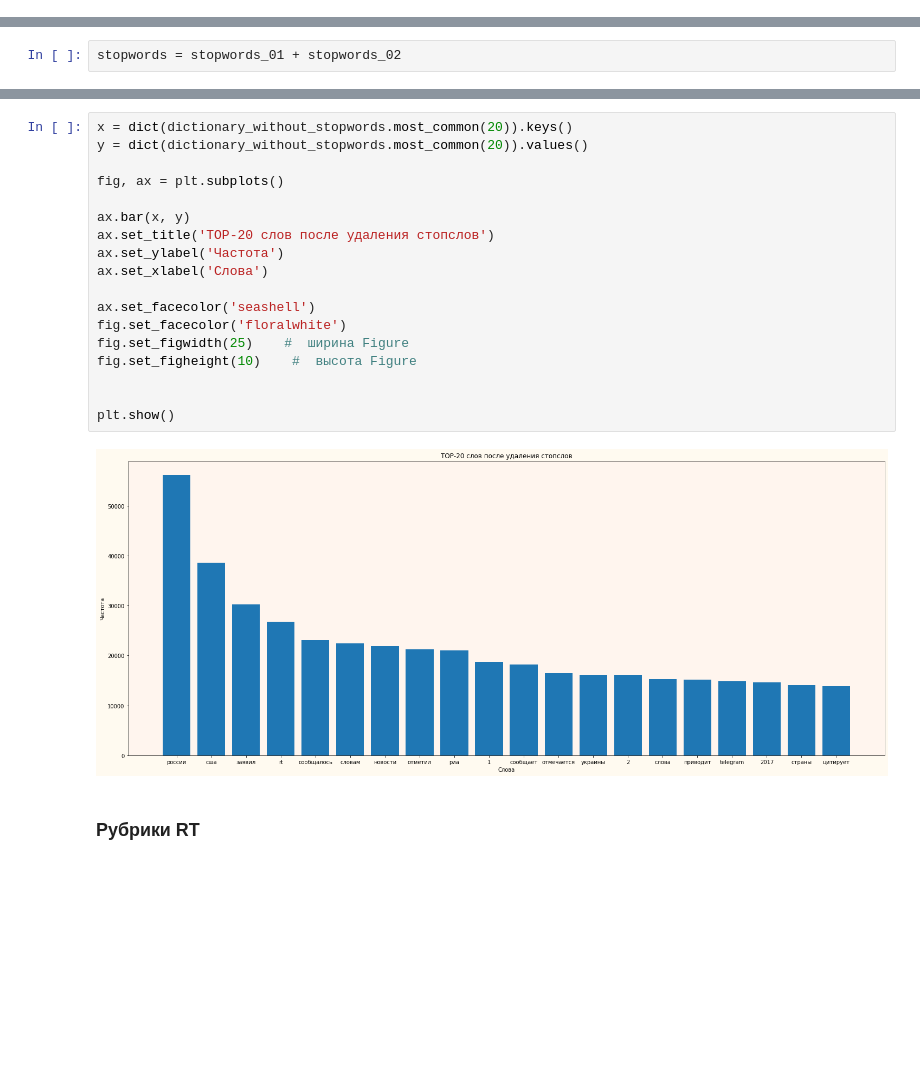
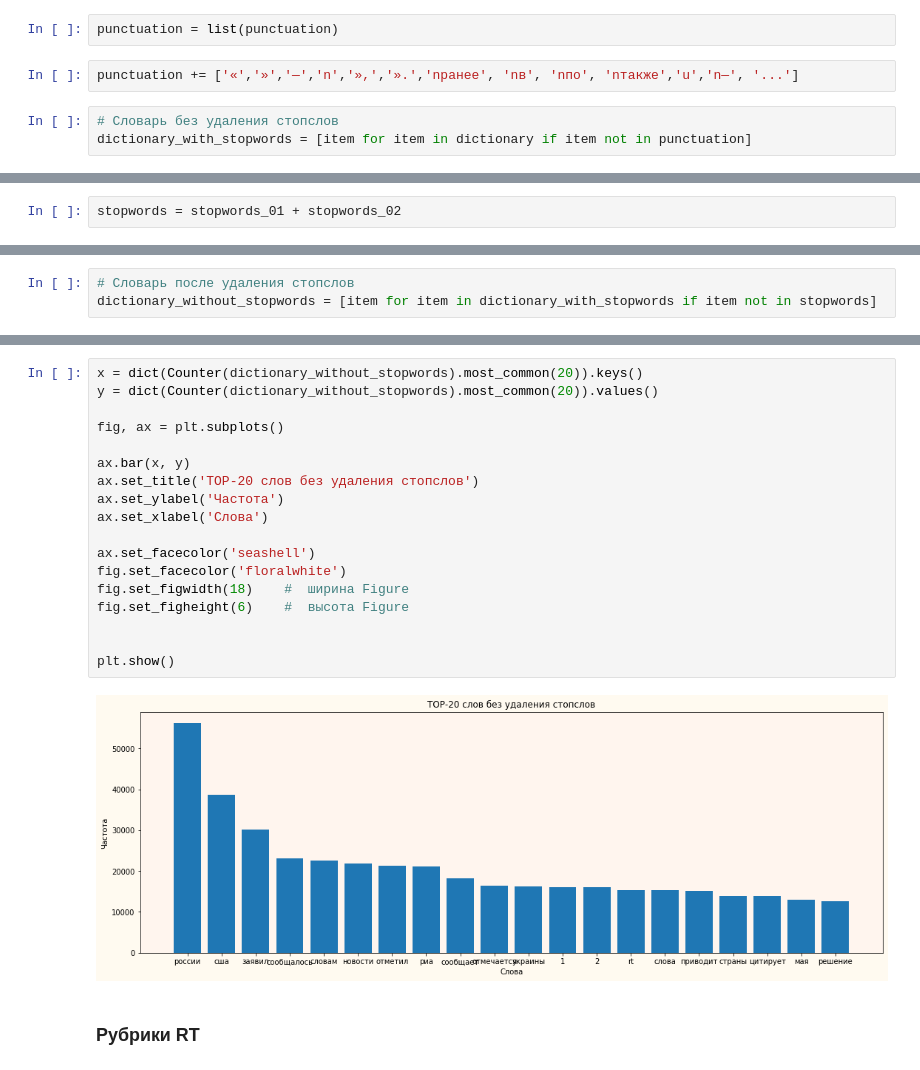
Before and after one commit to vetedde/proj_news_viz, a Jupyter notebook: analysis/news_source_analysis_rt.ipynb, the cells around one changed output, grey strips where cells are left out. Saved outputs shown, nothing was run; the diff lists cells and outputs as text; blank space fills up the shorter version.

Commit message:
fix: update notebook file for rt news
NLTK was removed from notebook. Add lib razdel instead nltk.
Add descriptions to file. Dictionary with frequence of words was
changed.

```diff
--- a/analysis/news_source_analysis_rt.ipynb
+++ b/analysis/news_source_analysis_rt.ipynb
@@ -225,3 +221,10 @@ for token in data_rt.text.values:
+# %%
+punctuation = list(punctuation)
+# %%
+punctuation += ['«','»','—','n','»,','».','nранее', 'nв', 'nпо', 'nтакже','u','n—', '...']
+# %%
+# Словарь без удаления стопслов
+dictionary_with_stopwords = [item for item in dictionary if item not in punctuation]
 # %%
 stopwords_01 = open('../nlp/preprocessing/stopwords.txt', 'r', encoding='UTF-8')
 stopwords_01 = stopwords_01.read().split('\n')
@@ -258,0 +235,3 @@ dictionary_with_stopwords.most_common(20)
+# %%
+# Словарь после удаления стопслов
+dictionary_without_stopwords = [item for item in dictionary_with_stopwords if item not in stopwords]
@@ -303,23 +310,23 @@ dictionary_without_stopwords.most_common(20)
 # %%
-x = dict(dictionary_without_stopwords.most_common(20)).keys()
-y = dict(dictionary_without_stopwords.most_common(20)).values()
+x = dict(Counter(dictionary_without_stopwords).most_common(20)).keys()
+y = dict(Counter(dictionary_without_stopwords).most_common(20)).values()
 
 fig, ax = plt.subplots()
 
 ax.bar(x, y)
-ax.set_title('TOP-20 слов после удаления стопслов')
+ax.set_title('TOP-20 слов без удаления стопслов')
 ax.set_ylabel('Частота')
 ax.set_xlabel('Слова')
 
 ax.set_facecolor('seashell')
 fig.set_facecolor('floralwhite')
-fig.set_figwidth(25)    #  ширина Figure
-fig.set_figheight(10)    #  высота Figure
+fig.set_figwidth(18)    #  ширина Figure
+fig.set_figheight(6)    #  высота Figure
 
 
 plt.show()
 # %% [output]
-[figure, old version]
+[figure, new version]
 # %% [markdown]
 ### Рубрики RT
 # %%
```
Also changed, not shown: parts of 28 cells of this notebook.
